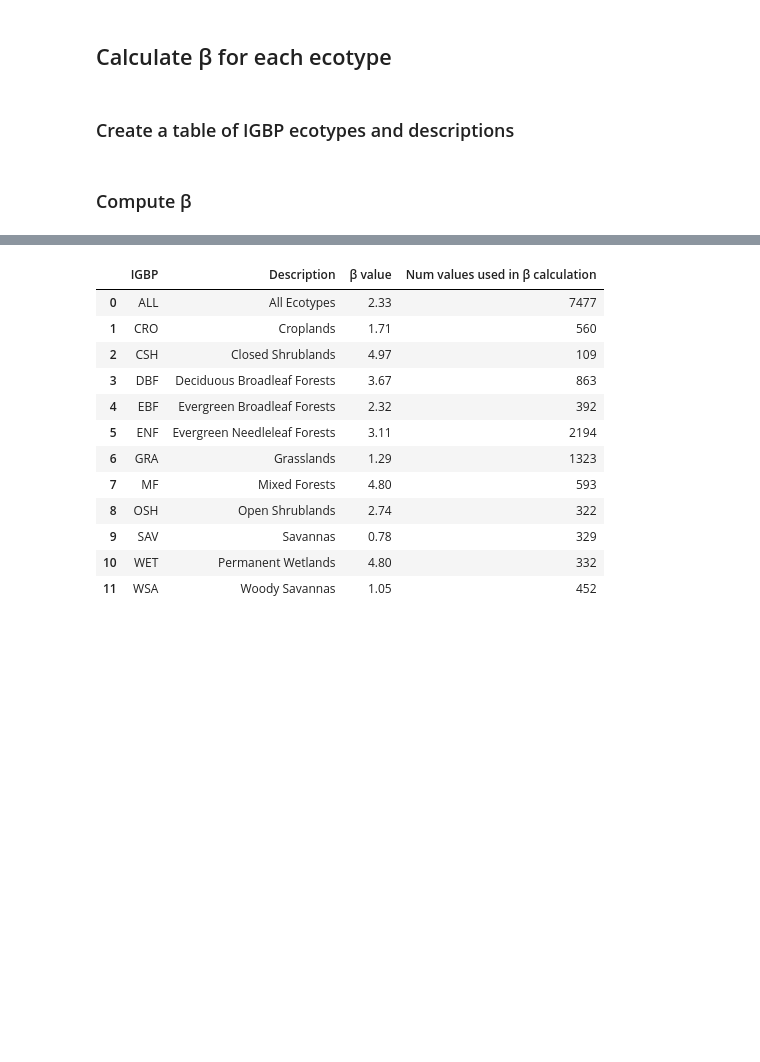
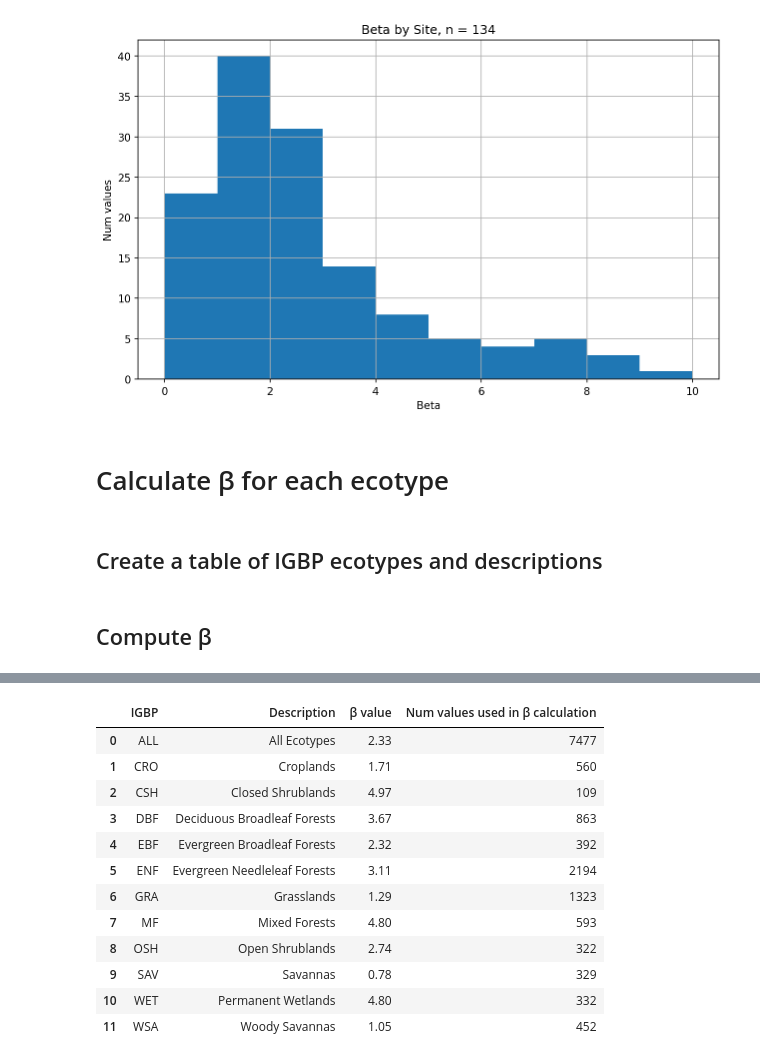
Before and after one commit to nicolejkeeney/fluxnet_ESI, a Jupyter notebook: FLUXNET_ecotype_analysis.ipynb, the cells around one changed output, grey strips where cells are left out. Drawn from its saved outputs; the diff is of its cells as text; code cells hidden in the pictures; blank space fills up the shorter version.

```diff
--- a/FLUXNET_ecotype_analysis.ipynb
+++ b/FLUXNET_ecotype_analysis.ipynb
@@ -41,0 +76,5 @@ display(fluxMonthly[:5])
+# %%
+upper_bound = 10
+beta_by_site_df = pd.DataFrame({"Site Name": site_names, "Beta": betas})
+beta_by_site_df = beta_by_site_df.where(beta_by_site_df["Beta"] <= upper_bound, np.nan).dropna()
+display(beta_by_site_df)
@@ -42,7 +98,16 @@ display(fluxMonthly[:5])
+# %%
+bins = np.arange(0, upper_bound + 1, 1) # Set bins
+beta_by_site_df.hist(figsize = (10,6), bins = bins) # Create histogram
+plt.title("Beta by Site, n = " + str(len(beta_by_site_df)))
+plt.xlabel("Beta")
+plt.ylabel("Num values")
+plt.show() # Show plot
+# %% [output]
+[figure, added]
 # %% [markdown]
-## Calculate β for each ecotype
+# Calculate β for each ecotype
 # %% [markdown]
-### Create a table of IGBP ecotypes and descriptions
+## Create a table of IGBP ecotypes and descriptions
 # %%
 igbp_code = ['ALL','CRO','CSH','DBF','EBF','ENF','GRA','MF','OSH','SAV','WET','WSA']
 igbp_description = ['All Ecotypes','Croplands','Closed Shrublands','Deciduous Broadleaf Forests',
@@ -51,7 +116,7 @@ igbp_description = ['All Ecotypes','Croplands','Closed Shrublands','Deciduous Br
                     'Woody Savannas']
 dfECO = pd.DataFrame({'IGBP' : igbp_code,'Description': igbp_description})
 # %% [markdown]
-### Compute β
+## Compute β
 # %%
 #empty list for storing beta values
 ecoList, betas, numValues = [],[],[]
```
Also changed, not shown: parts of 25 cells of this notebook, 16 other files.
